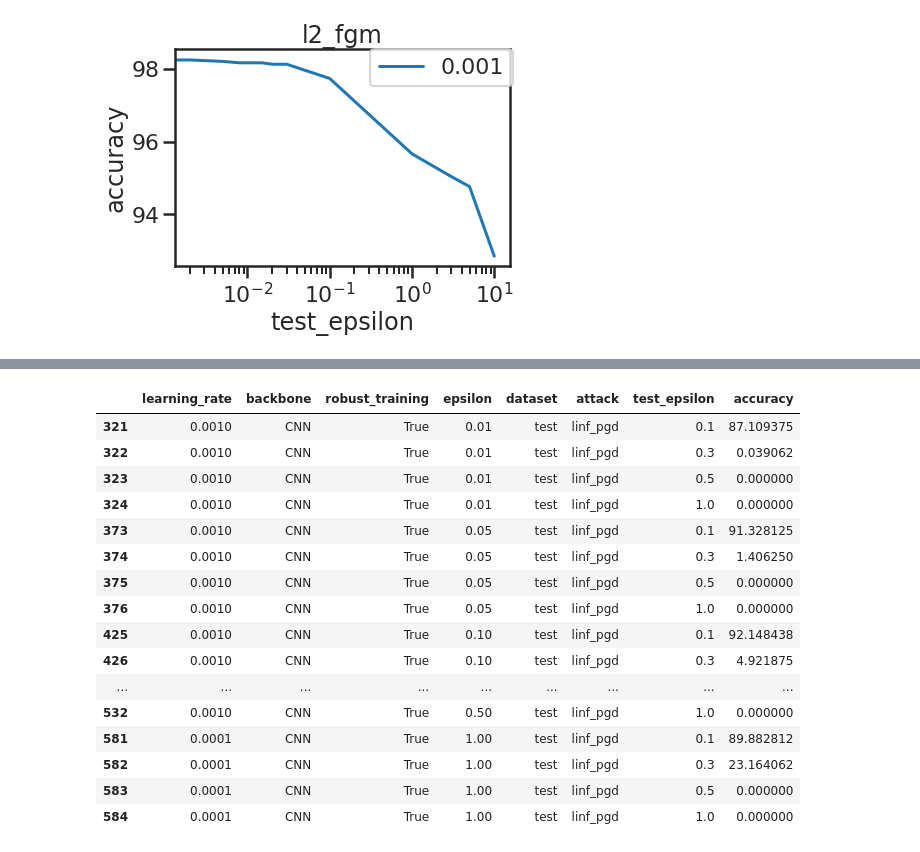
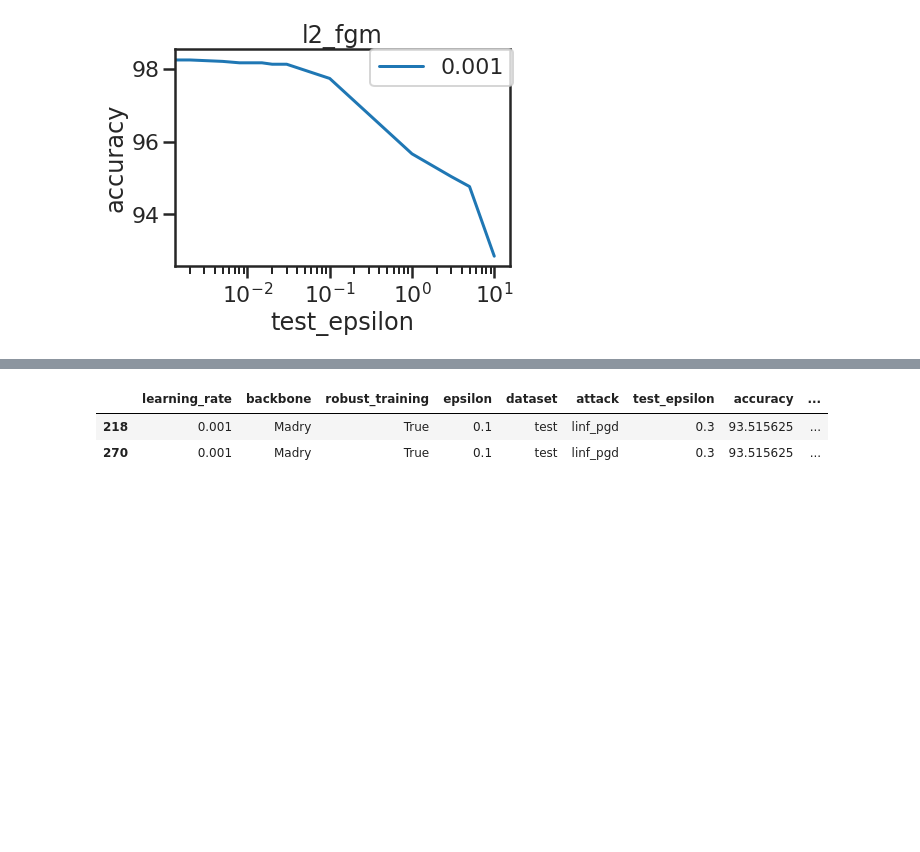
Before and after one commit to kimvc7/Robustness, a Jupyter notebook: notebooks/Pilot.ipynb, the cells around one changed output, grey strips where cells are left out. Saved outputs shown, nothing was run; the diff lists cells and outputs as text; code cells hidden in the pictures; blank space fills up the shorter version.

Commit message:
integrate Madry trained model

```diff
--- a/notebooks/Pilot.ipynb
+++ b/notebooks/Pilot.ipynb
@@ -44,7 +24,7 @@ experiment_list[:70] + [experiment_list[95]]
 # %%
 # Hash table of parameters
 parameters = {"epsilon": {}, "backbone": {}, "initial_learning_rate": {}, "robust_training": {}}
-for exp in experiment_list[:70] + [experiment_list[95]]:
+for exp in experiment_list[:80] + experiment_list[83:96]:
     for kk in parameters.keys():
         if exp[kk] in parameters[kk]:
             parameters[kk][exp[kk]].append(int(exp["model_name"]))
@@ -274,20 +268,6 @@ plt.legend(bbox_to_anchor=(1.01, 1),borderaxespad=0)
 # %%
-df[df.backbone=="CNN"][df.attack=="linf_pgd"][df.test_epsilon>=0.1]
+df[df.backbone=="Madry"][df.attack=="linf_pgd"][df.test_epsilon == 0.3 ]
 # %% [output]
-|  | learning_rate | backbone | robust_training | epsilon | dataset | attack | test_epsilon | accuracy |
-| 321 | 0.0010 | CNN | True | 0.01 | test | linf_pgd | 0.1 | 87.109375 |
-| 322 | 0.0010 | CNN | True | 0.01 | test | linf_pgd | 0.3 | 0.039062 |
-| 323 | 0.0010 | CNN | True | 0.01 | test | linf_pgd | 0.5 | 0.000000 |
-| 324 | 0.0010 | CNN | True | 0.01 | test | linf_pgd | 1.0 | 0.000000 |
-| 373 | 0.0010 | CNN | True | 0.05 | test | linf_pgd | 0.1 | 91.328125 |
-| 374 | 0.0010 | CNN | True | 0.05 | test | linf_pgd | 0.3 | 1.406250 |
-| 375 | 0.0010 | CNN | True | 0.05 | test | linf_pgd | 0.5 | 0.000000 |
-| 376 | 0.0010 | CNN | True | 0.05 | test | linf_pgd | 1.0 | 0.000000 |
-| 425 | 0.0010 | CNN | True | 0.10 | test | linf_pgd | 0.1 | 92.148438 |
-| 426 | 0.0010 | CNN | True | 0.10 | test | linf_pgd | 0.3 | 4.921875 |
-| ... | ... | ... | ... | ... | ... | ... | ... | ... |
-| 532 | 0.0010 | CNN | True | 0.50 | test | linf_pgd | 1.0 | 0.000000 |
-| 581 | 0.0001 | CNN | True | 1.00 | test | linf_pgd | 0.1 | 89.882812 |
-| 582 | 0.0001 | CNN | True | 1.00 | test | linf_pgd | 0.3 | 23.164062 |
-| 583 | 0.0001 | CNN | True | 1.00 | test | linf_pgd | 0.5 | 0.000000 |
-| 584 | 0.0001 | CNN | True | 1.00 | test | linf_pgd | 1.0 | 0.000000 |
+|  | learning_rate | backbone | robust_training | epsilon | dataset | attack | test_epsilon | accuracy | ... |
+| 218 | 0.001 | Madry | True | 0.1 | test | linf_pgd | 0.3 | 93.515625 | ... |
+| 270 | 0.001 | Madry | True | 0.1 | test | linf_pgd | 0.3 | 93.515625 | ... |
```
Also changed, not shown: parts of 5 cells of this notebook, 3 other files.
